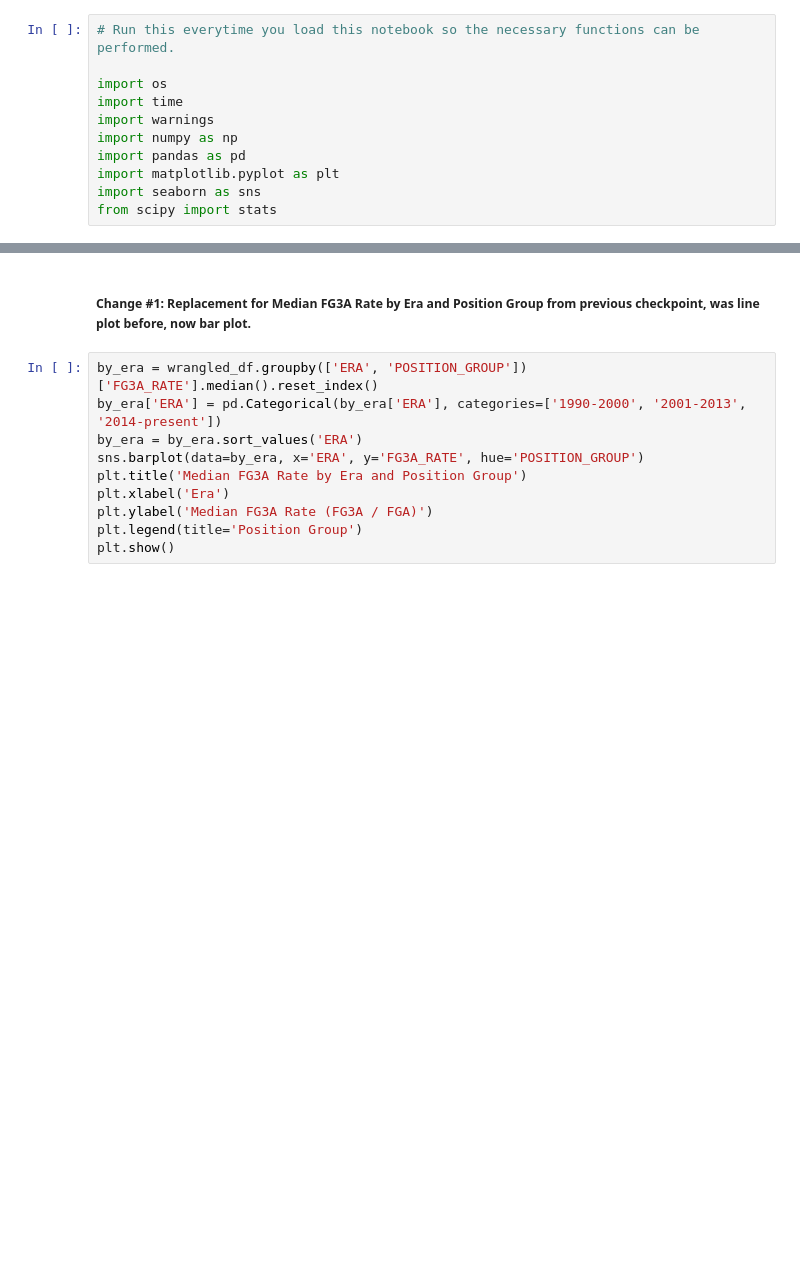
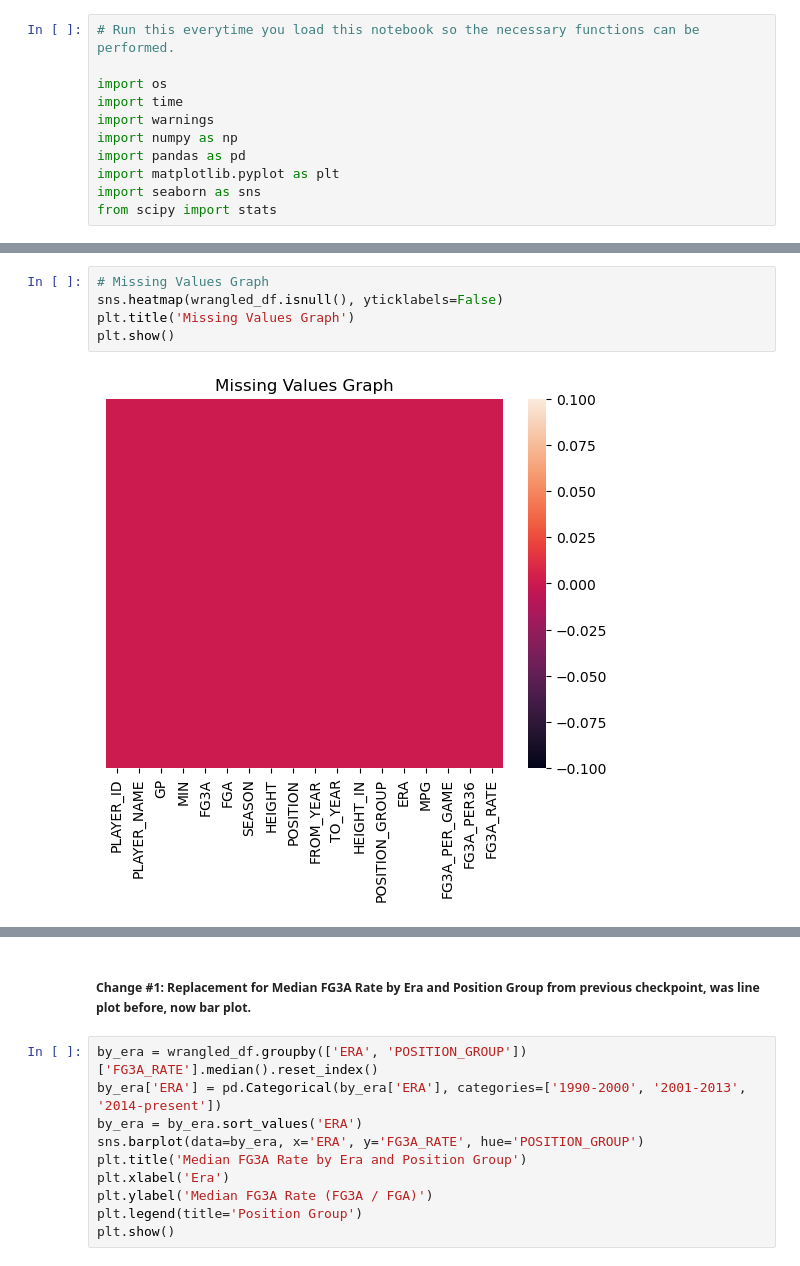
Before and after one commit to COGS108/Group058_WI26, a Jupyter notebook: 03-FinalProject.ipynb, the cells around one changed output, grey strips where cells are left out. Cells and saved outputs as stored; diff of their text form; blank space fills up the shorter version.

```diff
--- a/03-FinalProject.ipynb
+++ b/03-FinalProject.ipynb
@@ -135,0 +467,7 @@ wrangled_df.head()
+# %%
+# Missing Values Graph
+sns.heatmap(wrangled_df.isnull(), yticklabels=False)
+plt.title('Missing Values Graph')
+plt.show()
+# %% [output]
+[figure, added]
```
Also changed, not shown: parts of 54 cells of this notebook.
